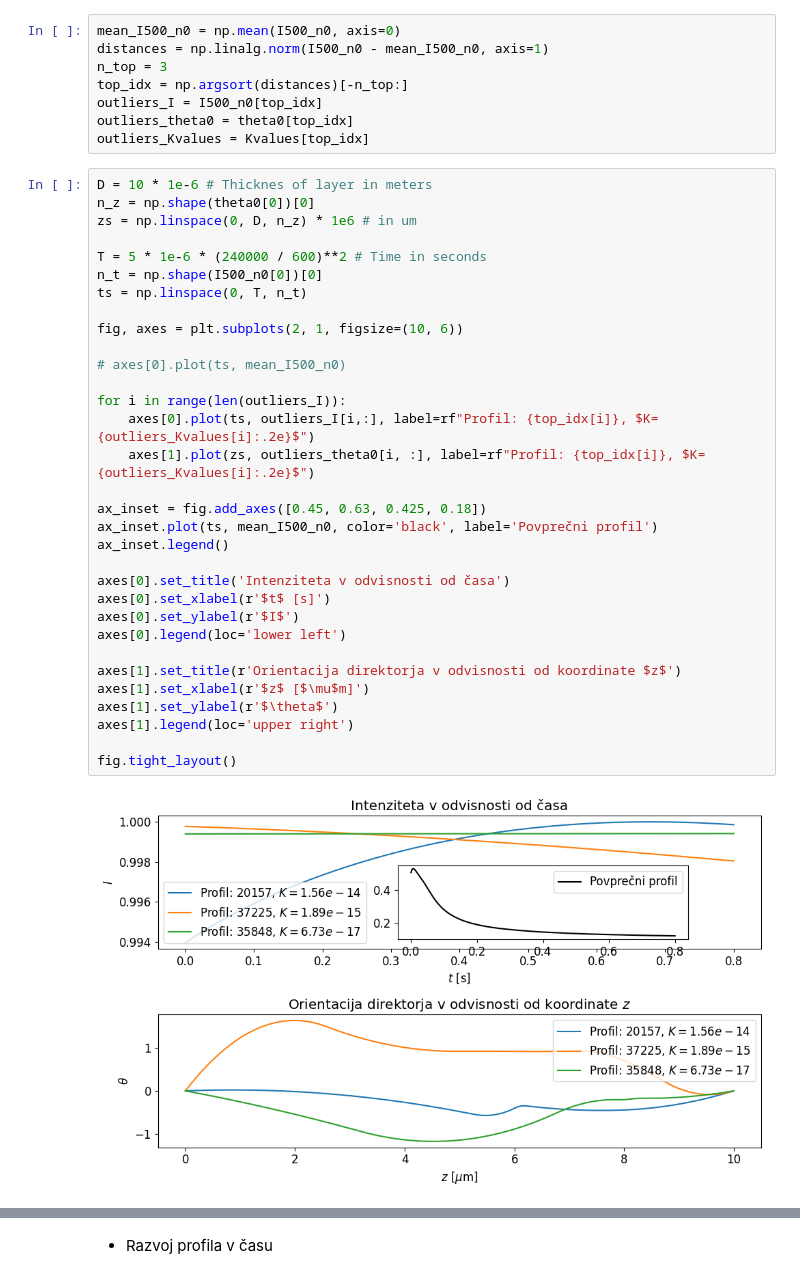
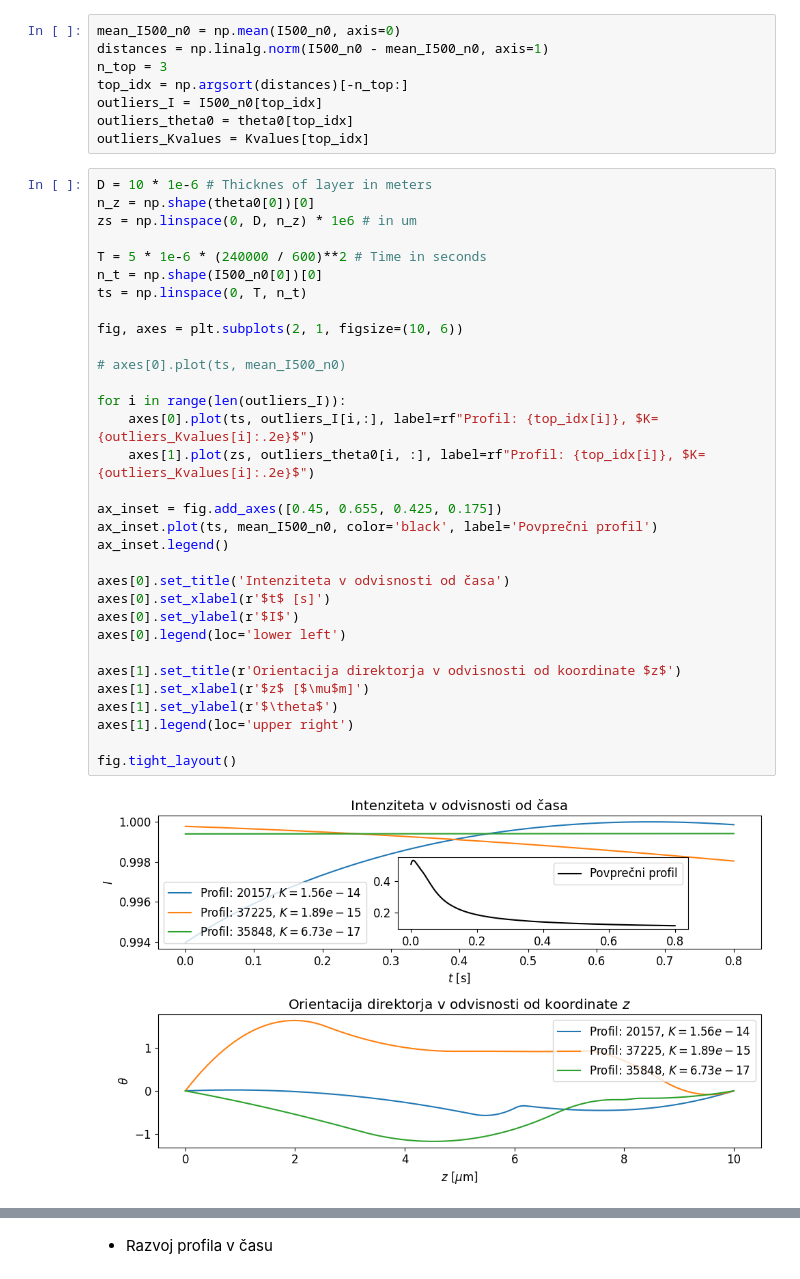
Before and after one commit to tadejkooo/PSUF, a Jupyter notebook: PSUF3/python/main.ipynb, the cells around one changed output, grey strips where cells are left out. Cells and saved outputs as stored; diff of their text form.

```diff
--- a/PSUF3/python/main.ipynb
+++ b/PSUF3/python/main.ipynb
@@ -79,32 +82,32 @@ D = 10 * 1e-6 # Thicknes of layer in meters
 n_z = np.shape(theta0[0])[0]
 zs = np.linspace(0, D, n_z) * 1e6 # in um
 
 T = 5 * 1e-6 * (240000 / 600)**2 # Time in seconds
 n_t = np.shape(I500_n0[0])[0]
 ts = np.linspace(0, T, n_t)
 
 fig, axes = plt.subplots(2, 1, figsize=(10, 6))
 
 # axes[0].plot(ts, mean_I500_n0)
 
 for i in range(len(outliers_I)):
     axes[0].plot(ts, outliers_I[i,:], label=rf"Profil: {top_idx[i]}, $K={outliers_Kvalues[i]:.2e}$")
     axes[1].plot(zs, outliers_theta0[i, :], label=rf"Profil: {top_idx[i]}, $K={outliers_Kvalues[i]:.2e}$")
 
-ax_inset = fig.add_axes([0.45, 0.63, 0.425, 0.18])
+ax_inset = fig.add_axes([0.45, 0.655, 0.425, 0.175])
 ax_inset.plot(ts, mean_I500_n0, color='black', label='Povprečni profil')
 ax_inset.legend()
 
 axes[0].set_title('Intenziteta v odvisnosti od časa')
 axes[0].set_xlabel(r'$t$ [s]')
 axes[0].set_ylabel(r'$I$')
 axes[0].legend(loc='lower left')
 
 axes[1].set_title(r'Orientacija direktorja v odvisnosti od koordinate $z$')
 axes[1].set_xlabel(r'$z$ [$\mu$m]')
 axes[1].set_ylabel(r'$\theta$')
 axes[1].legend(loc='upper right')
 
 fig.tight_layout()
 # %% [output]
-[figure, old version]
+[figure, new version]
```
Also changed, not shown: parts of 5 cells of this notebook, 11 other files.
